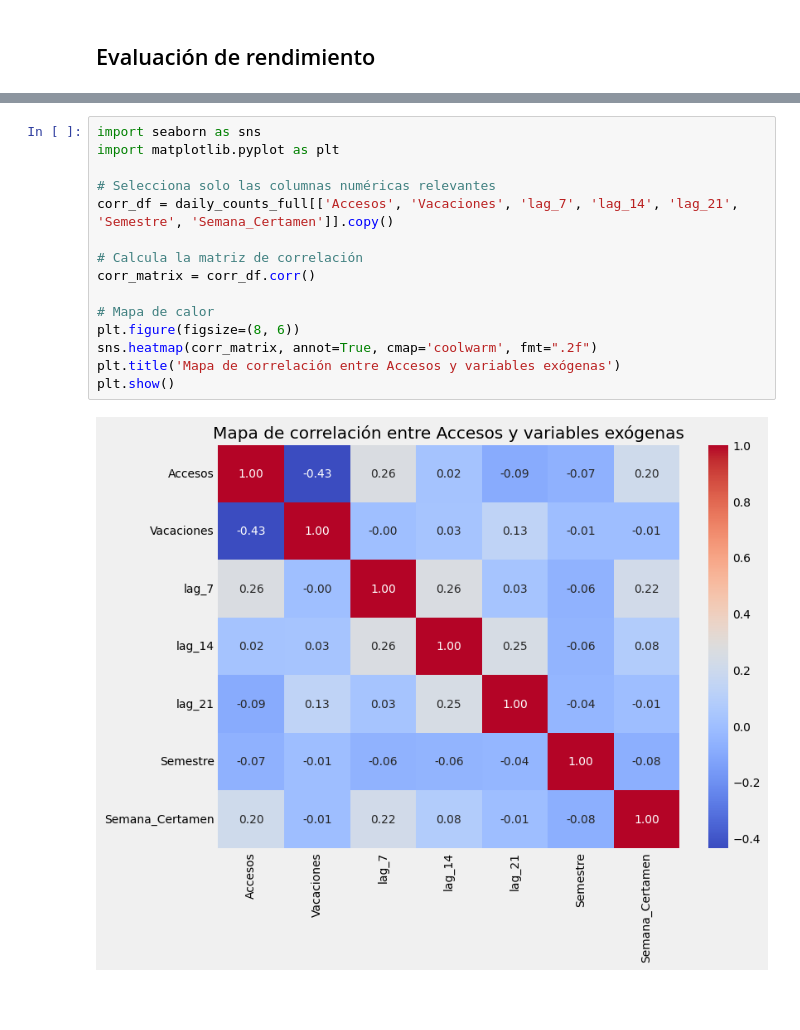
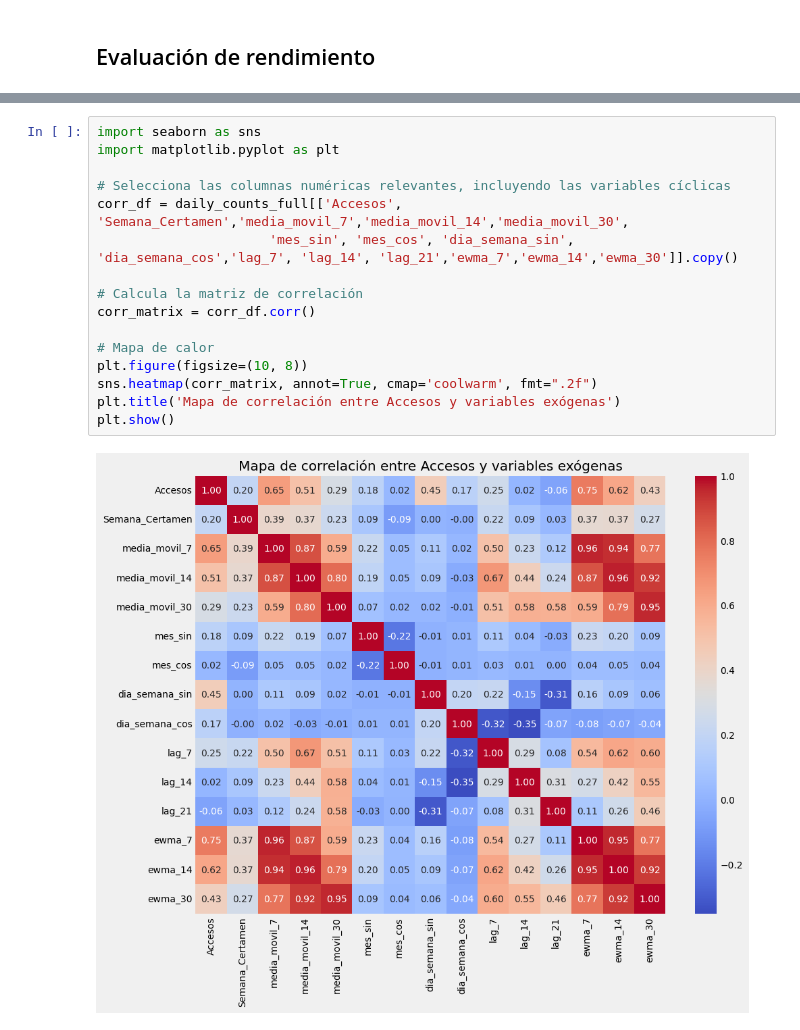
Before and after one commit to BrendanRubilar/IA_Library_Proyect, a Jupyter notebook: LibraryUseXGB.ipynb, the cells around one changed output, grey strips where cells are left out. Saved outputs shown, nothing was run; the diff lists cells and outputs as text; blank space fills up the shorter version.

```diff
--- a/LibraryUseXGB.ipynb
+++ b/LibraryUseXGB.ipynb
@@ -430,20 +428,21 @@ Error Porcentual Absoluto Medio (SMAPE): 78.35%
-# %%
-import seaborn as sns
-import matplotlib.pyplot as plt
-
-# Selecciona solo las columnas numéricas relevantes
-corr_df = daily_counts_full[['Accesos', 'Vacaciones', 'lag_7', 'lag_14', 'lag_21', 'Semestre', 'Semana_Certamen']].copy()
-
-# Calcula la matriz de correlación
-corr_matrix = corr_df.corr()
-
-# Mapa de calor
-plt.figure(figsize=(8, 6))
-sns.heatmap(corr_matrix, annot=True, cmap='coolwarm', fmt=".2f")
-plt.title('Mapa de correlación entre Accesos y variables exógenas')
-plt.show()
-# %% [output]
-[figure, removed]
+# %%
+import seaborn as sns
+import matplotlib.pyplot as plt
+
+# Selecciona las columnas numéricas relevantes, incluyendo las variables cíclicas
+corr_df = daily_counts_full[['Accesos', 'Semana_Certamen','media_movil_7','media_movil_14','media_movil_30',
+                      'mes_sin', 'mes_cos', 'dia_semana_sin', 'dia_semana_cos','lag_7', 'lag_14', 'lag_21','ewma_7','ewma_14','ewma_30']].copy()
+
+# Calcula la matriz de correlación
+corr_matrix = corr_df.corr()
+
+# Mapa de calor
+plt.figure(figsize=(10, 8))
+sns.heatmap(corr_matrix, annot=True, cmap='coolwarm', fmt=".2f")
+plt.title('Mapa de correlación entre Accesos y variables exógenas')
+plt.show()
+# %% [output]
+[figure, added]
 # %%
 import matplotlib.pyplot as plt
 
```
Also changed, not shown: parts of 24 cells of this notebook, 3 other files.
